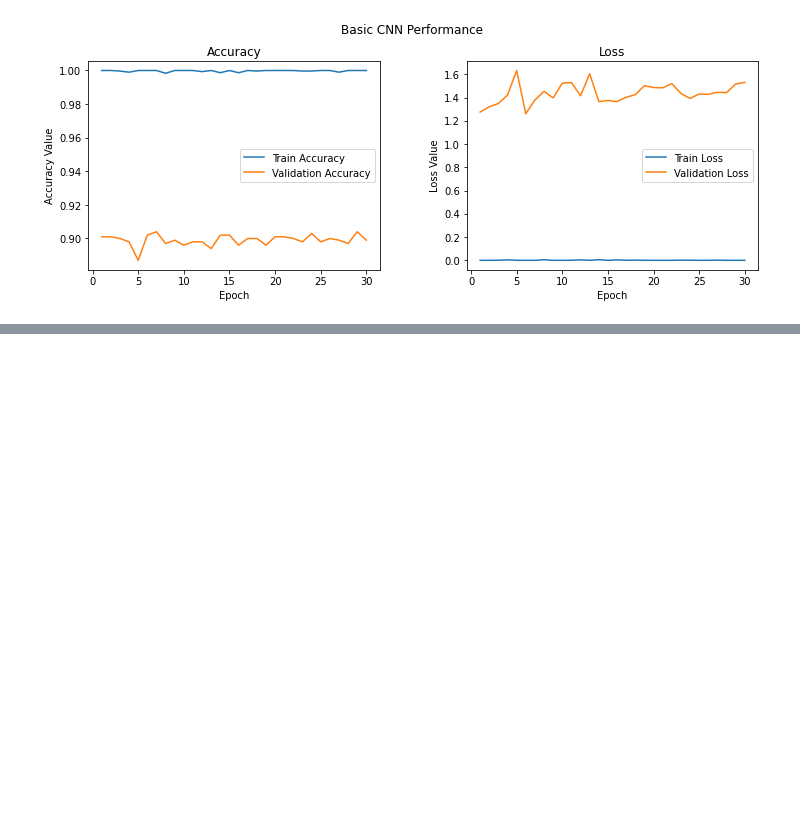
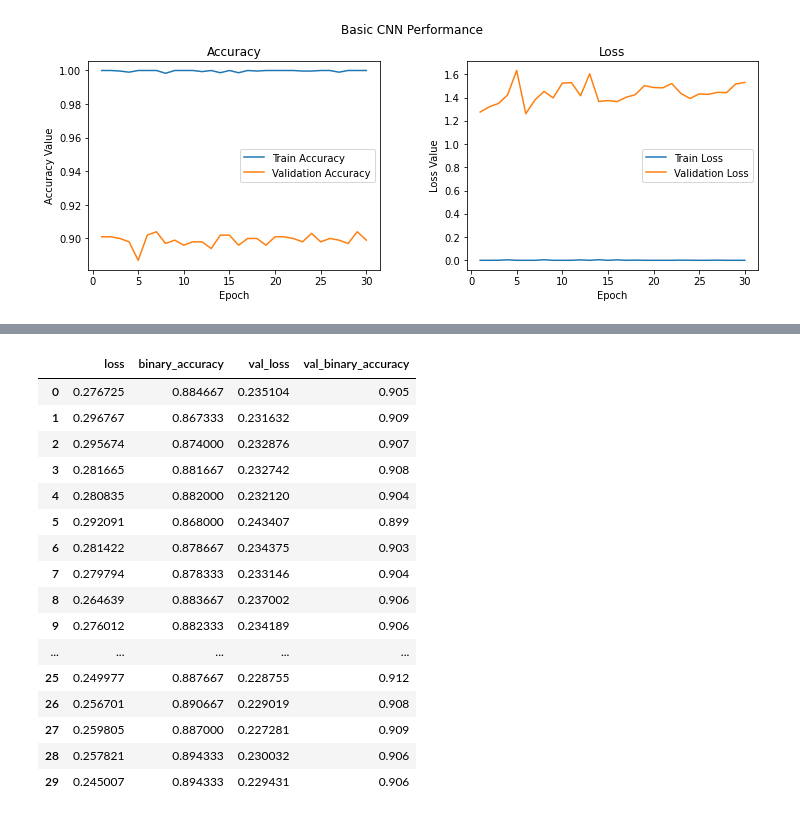
Before and after one commit to mustafabozkaya/hands-on-transfer-learning-with-python, a Jupyter notebook: notebooks/Ch05 - Unleash the Power of Transfer Learning/VGGBase_Newhead(8192_1)_Transfer_learning_models.ipynb, the cells around one changed output, grey strips where cells are left out. Drawn from its saved outputs; the diff is of its cells as text; code cells hidden in the pictures; blank space fills up the shorter version.

```diff
--- a/notebooks/Ch05 - Unleash the Power of Transfer Learning/VGGBase_Newhead(8192_1)_Transfer_learning_models.ipynb
+++ b/notebooks/Ch05 - Unleash the Power of Transfer Learning/VGGBase_Newhead(8192_1)_Transfer_learning_models.ipynb
@@ -604,0 +609,10 @@ l2 = ax2.legend(loc="best")
+# %%
+train_datagen = ImageDataGenerator(
+                                    rescale=1./255, zoom_range=0.2, rotation_range=30,
+                                   width_shift_range=0.2, height_shift_range=0.2, shear_range=0.2,
+                                   horizontal_flip=True, fill_mode='nearest')
+
+val_datagen = ImageDataGenerator(rescale=1./255)
+
+train_generator = train_datagen.flow(train_imgs, train_labels_enc, batch_size=30)
+val_generator = val_datagen.flow(validation_imgs, validation_labels_enc, batch_size=20)
@@ -604,0 +678,20 @@ l2 = ax2.legend(loc="best")
+# %%
+pd.DataFrame(history2.history)
+# %% [output]
+|  | loss | binary_accuracy | val_loss | val_binary_accuracy |
+| 0 | 0.276725 | 0.884667 | 0.235104 | 0.905 |
+| 1 | 0.296767 | 0.867333 | 0.231632 | 0.909 |
+| 2 | 0.295674 | 0.874000 | 0.232876 | 0.907 |
+| 3 | 0.281665 | 0.881667 | 0.232742 | 0.908 |
+| 4 | 0.280835 | 0.882000 | 0.232120 | 0.904 |
+| 5 | 0.292091 | 0.868000 | 0.243407 | 0.899 |
+| 6 | 0.281422 | 0.878667 | 0.234375 | 0.903 |
+| 7 | 0.279794 | 0.878333 | 0.233146 | 0.904 |
+| 8 | 0.264639 | 0.883667 | 0.237002 | 0.906 |
+| 9 | 0.276012 | 0.882333 | 0.234189 | 0.906 |
+| ... | ... | ... | ... | ... |
+| 25 | 0.249977 | 0.887667 | 0.228755 | 0.912 |
+| 26 | 0.256701 | 0.890667 | 0.229019 | 0.908 |
+| 27 | 0.259805 | 0.887000 | 0.227281 | 0.909 |
+| 28 | 0.257821 | 0.894333 | 0.230032 | 0.906 |
+| 29 | 0.245007 | 0.894333 | 0.229431 | 0.906 |
```
Also changed, not shown: parts of 17 cells of this notebook.
